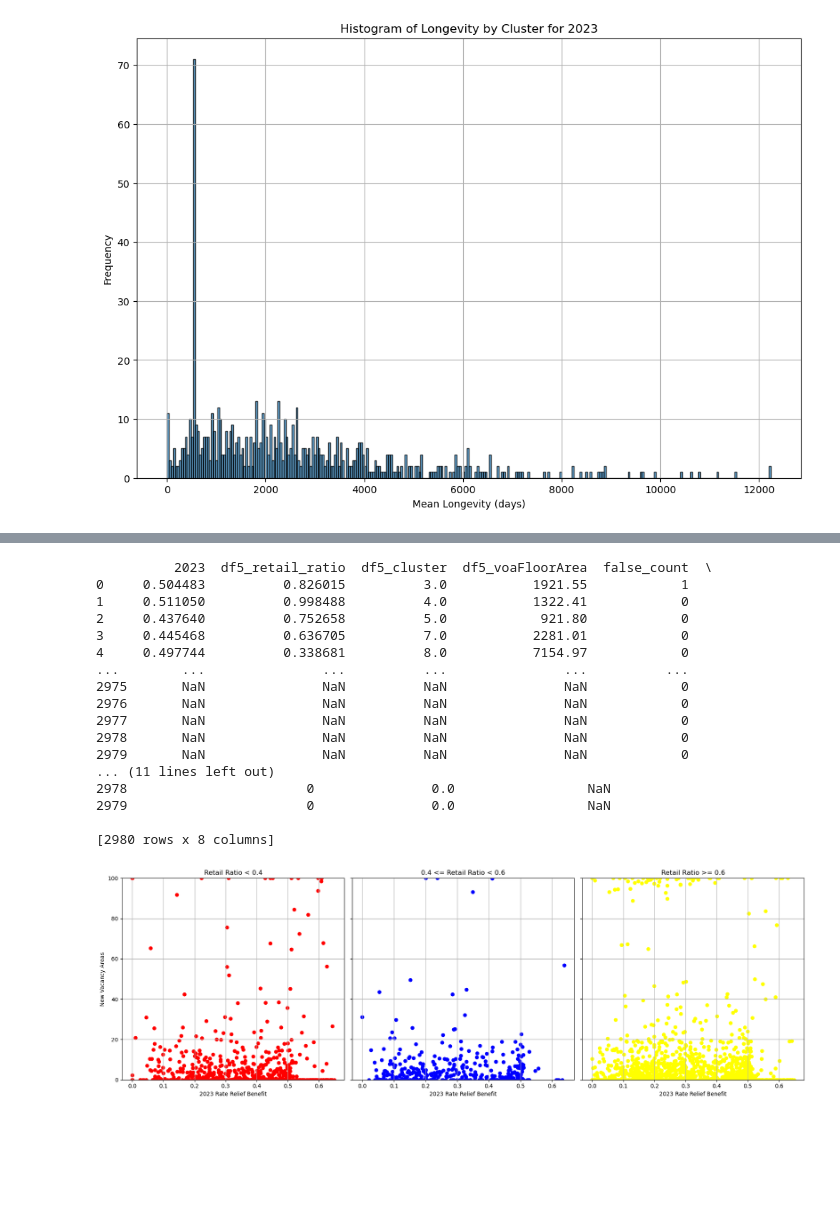
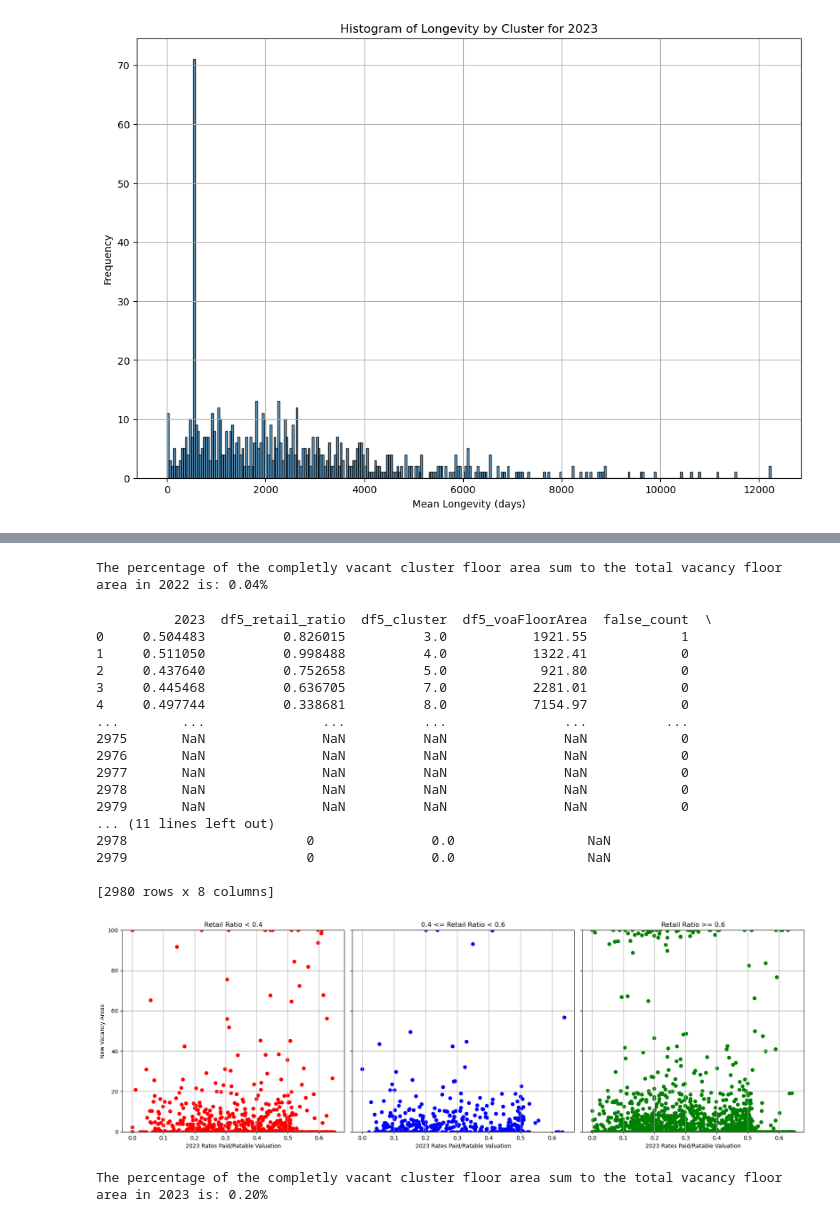
Before and after one commit to JasonFeng0512/Economic-and-Business-Impact-of-Rate-Relief-Policy-on-Commercial-Activities-across-the-UK, a Jupyter notebook: code.ipynb, the cells around one changed output, grey strips where cells are left out. Saved outputs shown, nothing was run; the diff lists cells and outputs as text; code cells hidden in the pictures; blank space fills up the shorter version.

```diff
--- a/code.ipynb
+++ b/code.ipynb
@@ -1233,3 +1257,15 @@ plt.show()
+# %%
+completly_vacant2022 = vacancies2022[vacancies2022['vacancy_percentage'] == 100]
+
+completly_vacant2022_floor_area_sum = completly_vacant2022['df4_voaFloorArea'].sum()
+
+vacancies2022_floor_area_sum = vacancies2022['df4_voaFloorArea'].sum()
+
+percentage2022 = (completly_vacant2022_floor_area_sum / vacancies2022_floor_area_sum) * 100
+
+print(f"The percentage of the completly vacant cluster floor area sum to the total vacancy floor area in 2022 is: {percentage2022:.2f}%")
+# %% [output]
+The percentage of the completly vacant cluster floor area sum to the total vacancy floor area in 2022 is: 0.04%
 # %%
 adv_rate_relief2023 = adv_rate_relief[['2023', 'df5_retail_ratio', 'df5_cluster', 'df5_voaFloorArea']]
 results_df2023.rename(columns={'cluster': 'df5_cluster'}, inplace=True)
@@ -1237,7 +1273,7 @@ vacancies2023 = pd.merge(adv_rate_relief2023, results_df2023, on='df5_cluster',
 vacancies2023['vacancy_percentage'] = (vacancies2023['new_vacancy_area'] / vacancies2023['df5_voaFloorArea']) * 100
 print(vacancies2023)
 
-vacancies2023['color'] = ['red' if x < 0.4 else 'blue' if x < 0.6 else 'yellow' for x in vacancies2023['df5_retail_ratio']]
+vacancies2023['color'] = ['red' if x < 0.4 else 'blue' if x < 0.6 else 'green' for x in vacancies2023['df5_retail_ratio']]
 
 fig, axes = plt.subplots(1, 3, figsize=(18, 6), sharey=True)
 
@@ -1245,7 +1281,7 @@ fig, axes = plt.subplots(1, 3, figsize=(18, 6), sharey=True)
 red_points = vacancies2023[vacancies2023['color'] == 'red']
 axes[0].scatter(red_points['2023'], red_points['vacancy_percentage'], color='red')
 axes[0].set_title('Retail Ratio < 0.4')
-axes[0].set_xlabel('2023 Rate Relief Benefit')
+axes[0].set_xlabel('2023 Rates Paid/Ratable Valuation')
 axes[0].set_ylabel('New Vacancy Areas')
 axes[0].set_ylim(0, 100)
 axes[0].grid(True)
@@ -1254,40 +1290,52 @@ axes[0].grid(True)
 blue_points = vacancies2023[vacancies2023['color'] == 'blue']
 axes[1].scatter(blue_points['2023'], blue_points['vacancy_percentage'], color='blue')
 axes[1].set_title('0.4 <= Retail Ratio < 0.6')
-axes[1].set_xlabel('2023 Rate Relief Benefit')
+axes[1].set_xlabel('2023 Rates Paid/Ratable Valuation')
 axes[1].set_ylim(0, 100)
 axes[1].grid(True)
 
 # Yellow points (0.6 <= df5_retail_ratio <= 1.0)
-yellow_points = vacancies2023[vacancies2023['color'] == 'yellow']
-axes[2].scatter(yellow_points['2023'], yellow_points['vacancy_percentage'], color='yellow')
+yellow_points = vacancies2023[vacancies2023['color'] == 'green']
+axes[2].scatter(yellow_points['2023'], yellow_points['vacancy_percentage'], color='green')
 axes[2].set_title('Retail Ratio >= 0.6')
-axes[2].set_xlabel('2023 Rate Relief Benefit')
+axes[2].set_xlabel('2023 Rates Paid/Ratable Valuation')
 axes[2].set_ylim(0, 100)
 axes[2].grid(True)
 
 # Adjust layout and show plot
 plt.tight_layout()
 plt.show()
 # %% [output]
           2023  df5_retail_ratio  df5_cluster  df5_voaFloorArea  false_count  \
 0     0.504483          0.826015          3.0           1921.55            1
 1     0.511050          0.998488          4.0           1322.41            0
 2     0.437640          0.752658          5.0            921.80            0
 3     0.445468          0.636705          7.0           2281.01            0
 4     0.497744          0.338681          8.0           7154.97            0
 ...        ...               ...          ...               ...          ...
 2975       NaN               NaN          NaN               NaN            0
 2976       NaN               NaN          NaN               NaN            0
 2977       NaN               NaN          NaN               NaN            0
 2978       NaN               NaN          NaN               NaN            0
 2979       NaN               NaN          NaN               NaN            0
 ... (11 lines left out)
 2978                       0               0.0                 NaN
 2979                       0               0.0                 NaN
 
 [2980 rows x 8 columns]
-[figure, old version]
+[figure, new version]
+# %%
+completly_vacant2023 = vacancies2023[vacancies2023['vacancy_percentage'] == 100]
+
+completly_vacant2023_floor_area_sum = completly_vacant2023['df5_voaFloorArea'].sum()
+
+vacancies2023_floor_area_sum = vacancies2023['df5_voaFloorArea'].sum()
+
+percentage2023 = (completly_vacant2023_floor_area_sum / vacancies2023_floor_area_sum) * 100
+
+print(f"The percentage of the completly vacant cluster floor area sum to the total vacancy floor area in 2023 is: {percentage2023:.2f}%")
+# %% [output]
+The percentage of the completly vacant cluster floor area sum to the total vacancy floor area in 2023 is: 0.20%
 # %%
 adv_rate_relief2020 = adv_rate_relief[['2020', 'df2_retail_ratio', 'df2_cluster']]
 longevities2020 = pd.merge(adv_rate_relief2020, longevity_by_cluster2020, on='df2_cluster', how='inner')
```
Also changed, not shown: parts of 13 cells of this notebook.
